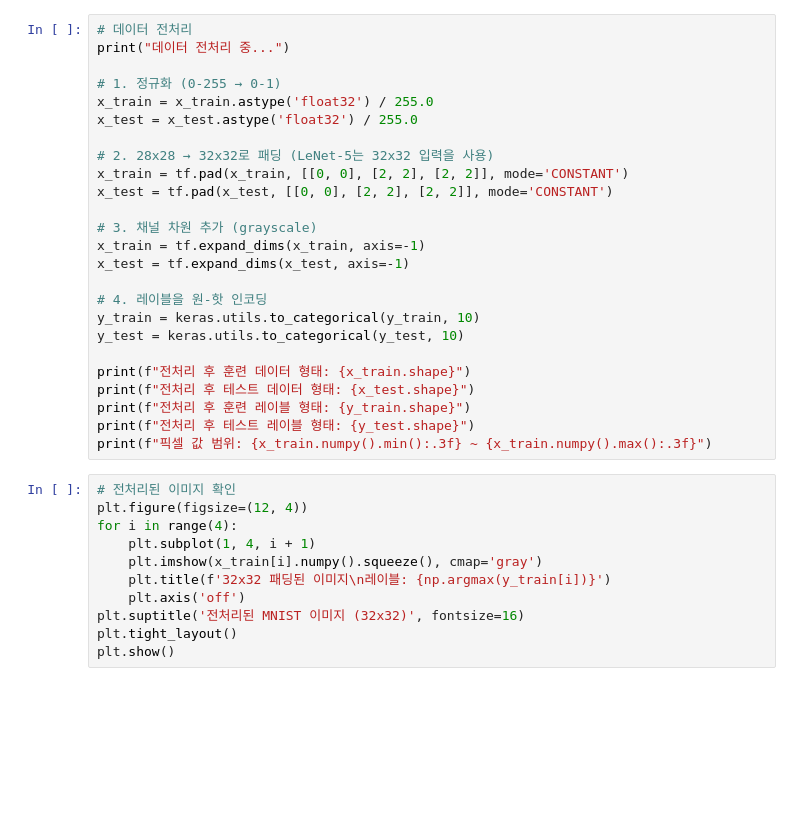
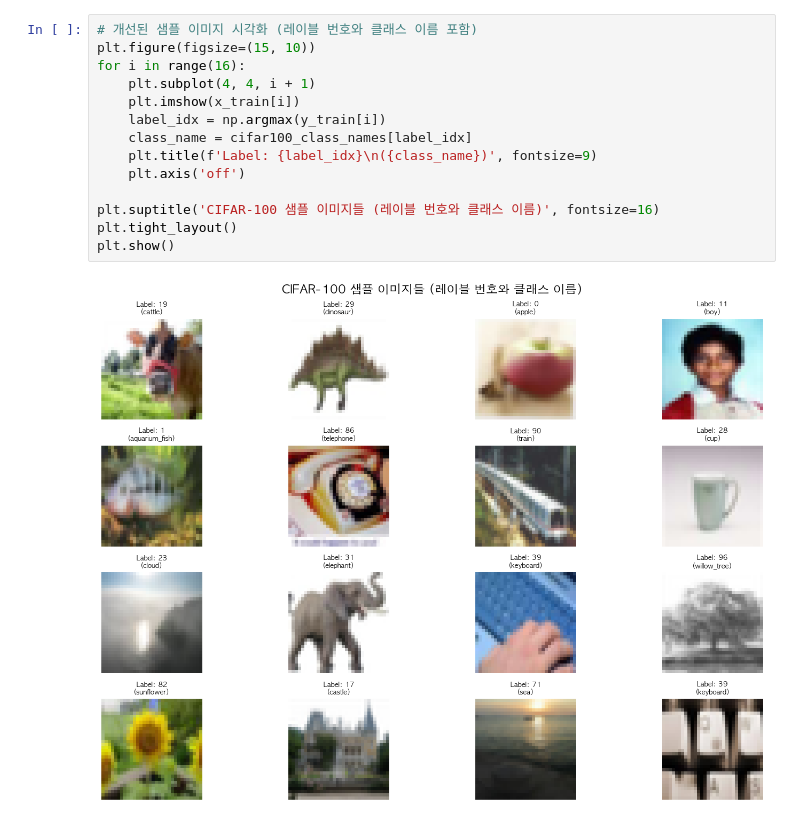
Before and after one commit to aaronsleepy/hg-mldl2, a Jupyter notebook: 004-cnn-basic/004-01.ipynb, the cells around one changed output. Saved outputs shown, nothing was run; the diff lists cells and outputs as text; blank space fills up the shorter version.

Commit message:
cnn: cifar

```diff
--- a/004-cnn-basic/004-01.ipynb
+++ b/004-cnn-basic/004-01.ipynb
@@ -63,36 +154,16 @@ plt.show()
-# %%
-# 데이터 전처리
-print("데이터 전처리 중...")
-
-# 1. 정규화 (0-255 → 0-1)
-x_train = x_train.astype('float32') / 255.0
-x_test = x_test.astype('float32') / 255.0
-
-# 2. 28x28 → 32x32로 패딩 (LeNet-5는 32x32 입력을 사용)
-x_train = tf.pad(x_train, [[0, 0], [2, 2], [2, 2]], mode='CONSTANT')
-x_test = tf.pad(x_test, [[0, 0], [2, 2], [2, 2]], mode='CONSTANT')
-
-# 3. 채널 차원 추가 (grayscale)
-x_train = tf.expand_dims(x_train, axis=-1)
-x_test = tf.expand_dims(x_test, axis=-1)
-
-# 4. 레이블을 원-핫 인코딩
-y_train = keras.utils.to_categorical(y_train, 10)
-y_test = keras.utils.to_categorical(y_test, 10)
-
-print(f"전처리 후 훈련 데이터 형태: {x_train.shape}")
-print(f"전처리 후 테스트 데이터 형태: {x_test.shape}")
-print(f"전처리 후 훈련 레이블 형태: {y_train.shape}")
-print(f"전처리 후 테스트 레이블 형태: {y_test.shape}")
-print(f"픽셀 값 범위: {x_train.numpy().min():.3f} ~ {x_train.numpy().max():.3f}")
 # %%
-# 전처리된 이미지 확인
-plt.figure(figsize=(12, 4))
-for i in range(4):
-    plt.subplot(1, 4, i + 1)
-    plt.imshow(x_train[i].numpy().squeeze(), cmap='gray')
-    plt.title(f'32x32 패딩된 이미지\n레이블: {np.argmax(y_train[i])}')
+# 개선된 샘플 이미지 시각화 (레이블 번호와 클래스 이름 포함)
+plt.figure(figsize=(15, 10))
+for i in range(16):
+    plt.subplot(4, 4, i + 1)
+    plt.imshow(x_train[i])
+    label_idx = np.argmax(y_train[i])
+    class_name = cifar100_class_names[label_idx]
+    plt.title(f'Label: {label_idx}\n({class_name})', fontsize=9)
     plt.axis('off')
-plt.suptitle('전처리된 MNIST 이미지 (32x32)', fontsize=16)
+
+plt.suptitle('CIFAR-100 샘플 이미지들 (레이블 번호와 클래스 이름)', fontsize=16)
 plt.tight_layout()
 plt.show()
+# %% [output]
+[figure, added]
```
Also changed, not shown: parts of 23 cells of this notebook, 2 other files.
